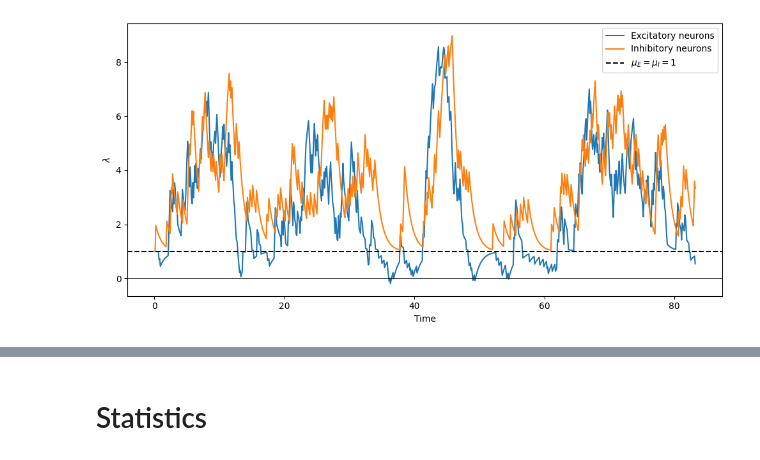
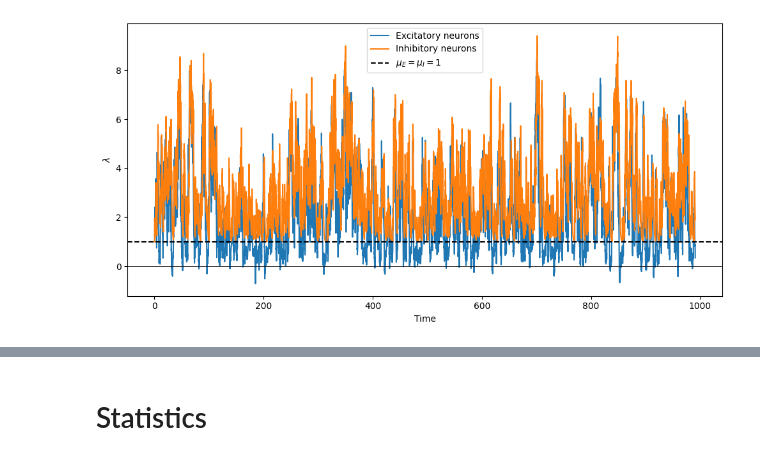
Before and after one commit to RivasAntonio/TFM, a Jupyter notebook: Códigos/Hawkes/Pruebas_modelo.ipynb, the cells around one changed output, grey strips where cells are left out. Cells and saved outputs as stored; diff of their text form; code cells hidden in the pictures.

```diff
--- a/Códigos/Hawkes/Pruebas_modelo.ipynb
+++ b/Códigos/Hawkes/Pruebas_modelo.ipynb
@@ -3,7 +3,7 @@ import numpy as np
 import matplotlib.pyplot as plt
 from funciones import *
 # %%
-nmax = 10**3
+nmax = 10**4
 N = 1000 # number of neurons
 N_E = 800 # number of excitatory neurons
 N_I = 200 # number of inhibitory neurons
@@ -12,31 +12,31 @@ g_I= 7.5/N # connection strength of inhibitory neurons
 k = 1
 mu_E = 1
 mu_I = 1
 tau = 1
 
 # These parameters are similar to the ones used in Growing Critical: Self-Organized Criticality in a Developing Neural System Felipe Yaroslav Kalle Kossio
 """n_EE = 1.5*(4/5)**2
 n_IE = 7.5*4/(5**2)
 n_EI = 1.5*4/(5**2)
 n_II = 7.5*1/(5**2)"""
 
 n_EE = N*g_E*(N_E/N)*(N_E/N)*k
 n_IE = N*g_I*(N_I/N)*(N_I/N)*k
 n_EI = N*g_E*(N_E/N)*(N_E/N)*k
 n_II = 0
 
 dt = 0.1
 
 time, t_E, t_I, rates_E, rates_I = model(nmax, mu_E, mu_I, tau, n_EE, n_IE, n_EI, n_II, dt)
 
 fig = plt.figure(figsize=(10, 5))
 plt.plot(time, rates_E, label='Excitatory neurons')
 plt.plot(time, rates_I, label='Inhibitory neurons')
 plt.xlabel('Time')
 plt.axhline(1, label = '$\mu_E=\mu_I=1$', color = 'black', linestyle = '--')
 plt.axhline(0, color = 'black',lw = 0.55)
 plt.ylabel('$\lambda$')
 plt.legend()
 fig.tight_layout()
 # %% [output]
-[figure, old version]
+[figure, new version]
```
Also changed, not shown: parts of 5 cells of this notebook, 4 other files.
